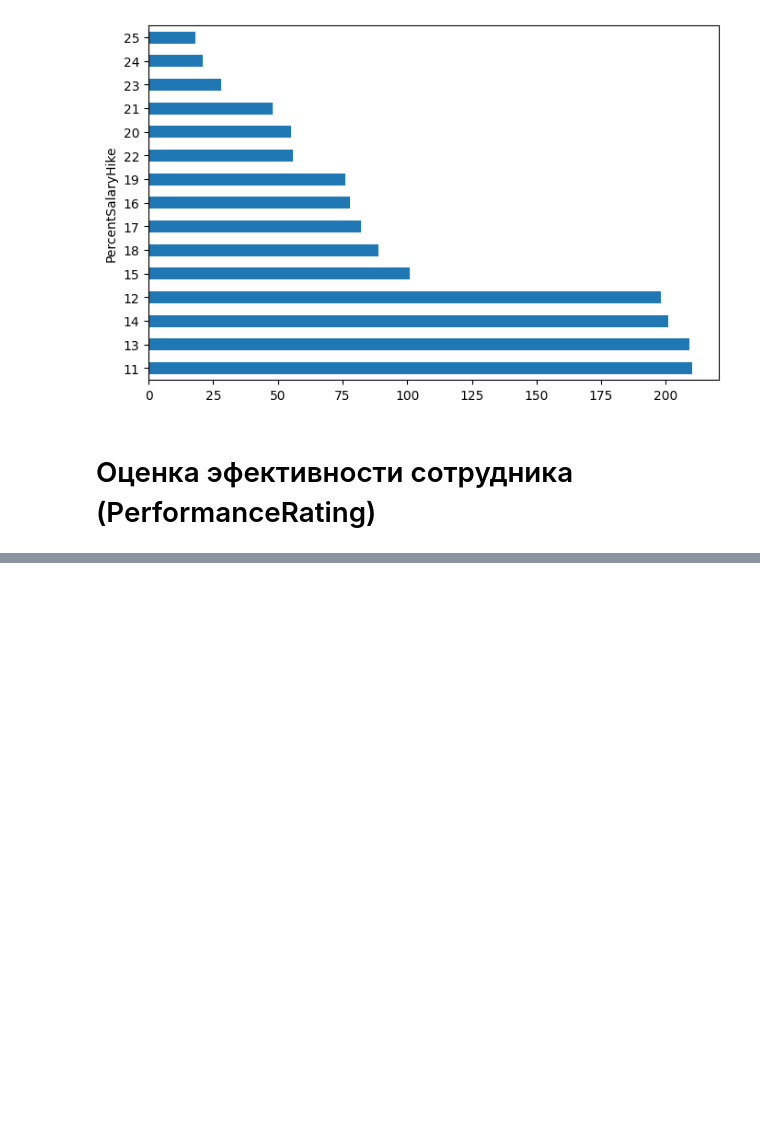
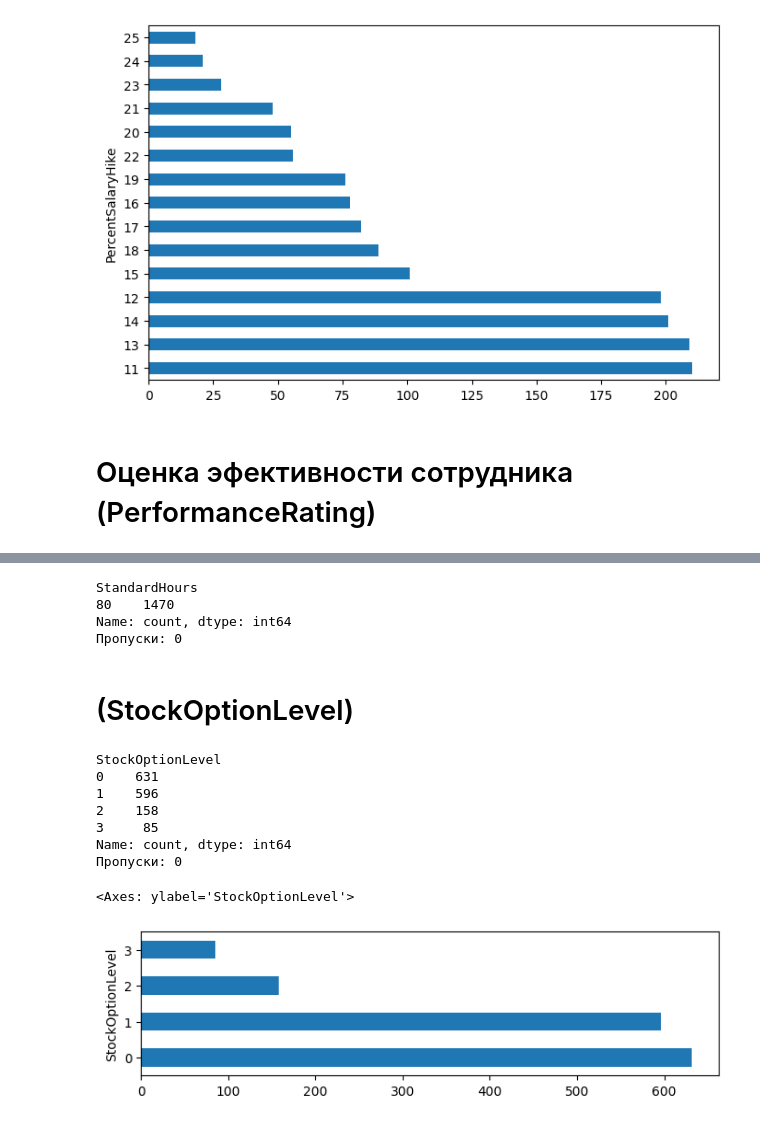
Before and after one commit to svinoczarITMO/s7-da-lab1, a Jupyter notebook: hranalytics.ipynb, the cells around one changed output, grey strips where cells are left out. Cells and saved outputs as stored; diff of their text form; code cells hidden in the pictures; blank space fills up the shorter version.

```diff
--- a/hranalytics.ipynb
+++ b/hranalytics.ipynb
@@ -679,0 +701,32 @@ Name: count, dtype: int64
+# %%
+# Количество часов за 2 недели
+
+print(df['StandardHours'].value_counts())
+print("Пропуски:", sum(pd.isnull(df['StandardHours'])))
+
+# Данный столбец не имеет смысла, т.к. в нем все значения одинаковые
+# => удаляем
+
+df = df.drop('StandardHours', axis=1)
+# %% [output]
+StandardHours
+80    1470
+Name: count, dtype: int64
+Пропуски: 0
+# %% [markdown]
+#  (StockOptionLevel)
+# %%
+print(df['StockOptionLevel'].value_counts())
+print("Пропуски:", sum(pd.isnull(df['StockOptionLevel'])))
+
+df['StockOptionLevel'].value_counts().plot(kind='barh', figsize=(8, 2))
+# %% [output]
+StockOptionLevel
+0    631
+1    596
+2    158
+3     85
+Name: count, dtype: int64
+Пропуски: 0
+<Axes: ylabel='StockOptionLevel'>
+[figure, added]
```
Also changed, not shown: parts of 18 cells of this notebook.
